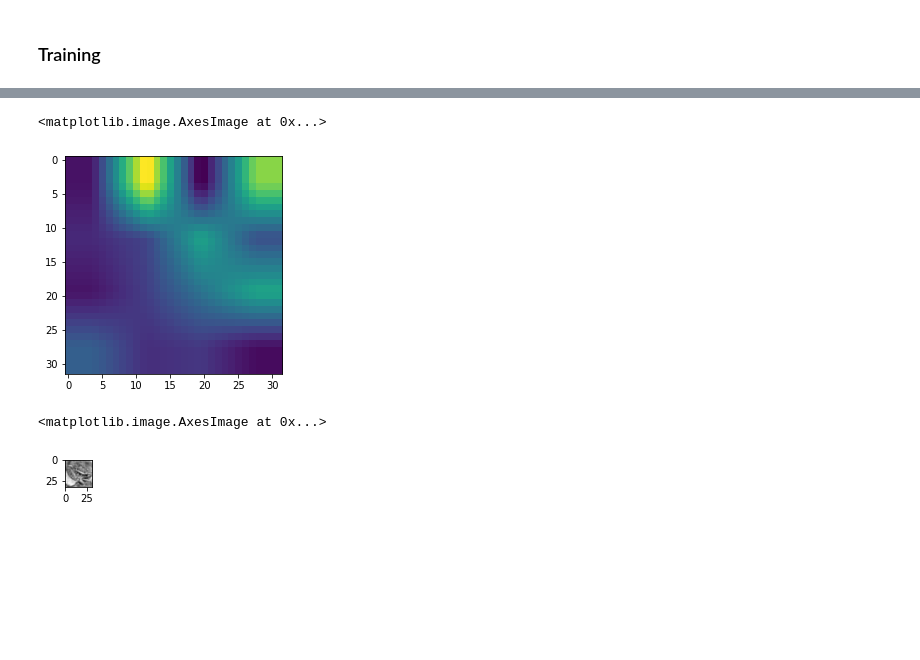
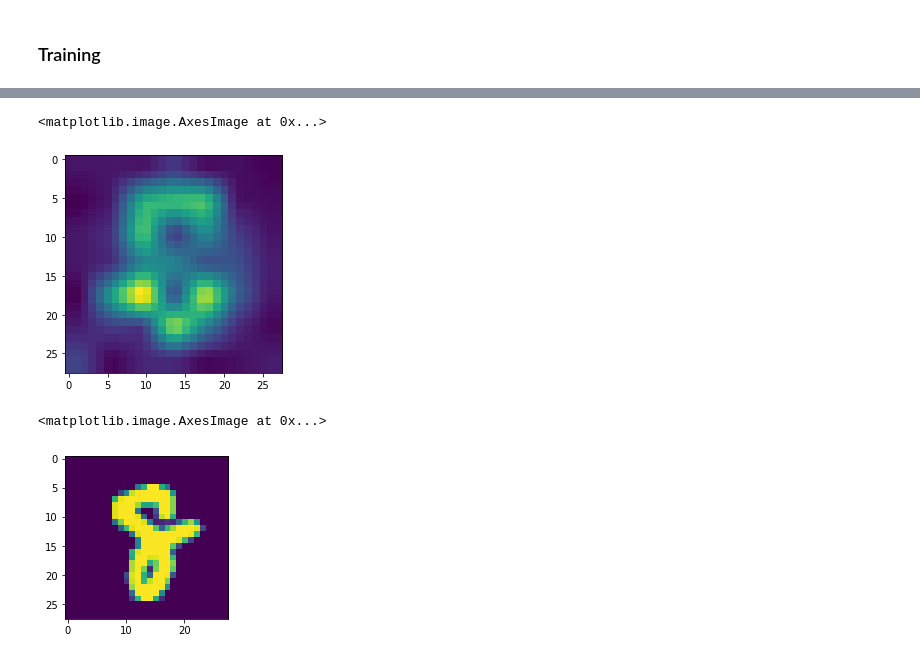
Before and after one commit to nkasmanoff/vit-pytorch, a Jupyter notebook: examples/Examine ViT.ipynb, the cells around one changed output, grey strips where cells are left out. Cells and saved outputs as stored; diff of their text form; code cells hidden in the pictures; blank space fills up the shorter version.

```diff
--- a/examples/Examine ViT.ipynb
+++ b/examples/Examine ViT.ipynb
@@ -34,7 +36,7 @@ Torch: 1.8.1+cu102
 # %%
 # Training settings
 batch_size = 64
-epochs = 10
+epochs = 25
 lr = 3e-5
 gamma = 0.7
 seed = 42
@@ -117,9 +117,9 @@ rec = Recorder()
 model = ViT(
     dim=128,
     image_size=32,
-    patch_size=8,
+    patch_size=4,
     num_classes=10,
   #  transformer=efficient_transformer,
     channels=1,
-    depth = 2, heads=3, mlp_dim=32
+    depth = 3, heads=5, mlp_dim=32
 ).to(device)
@@ -136,6 +158,8 @@ optimizer = optim.Adam(model.parameters(), lr=lr)
 # scheduler
 scheduler = StepLR(optimizer, step_size=1, gamma=gamma)
 # %%
+
+
 for epoch in range(epochs):
     epoch_loss = 0
     epoch_accuracy = 0
@@ -166,8 +190,8 @@ for epoch in range(epochs):
             val_loss = criterion(val_output, label)
 
             acc = (val_output.argmax(dim=1) == label).float().mean()
-            epoch_val_accuracy += acc / test_loader.dataset.__len__()
-            epoch_val_loss += val_loss / test_loader.dataset.__len__()
+            epoch_val_accuracy += 1000*acc / test_loader.dataset.__len__() #I had to add 1000 here and it worked for whatever reason.
+            epoch_val_loss += 1000*val_loss / test_loader.dataset.__len__()
 
     print(
         f"Epoch : {epoch+1} - loss : {epoch_loss:.4f} - acc: {epoch_accuracy:.4f} - val_loss : {epoch_val_loss:.4f} - val_acc: {epoch_val_accuracy:.4f}\n"
@@ -234,3 +215,28 @@ im.unsqueeze(2).numpy().shape
+# %%
+j = 4
+attn_mat = rec.attn[j].cpu()
+im = data[j].cpu().numpy().transpose(1,2,0)
+attn_mat = torch.mean(attn_mat, dim=1) # average across heads
+# To account for residual connections, we add an identity matrix to the
+# attention matrix and re-normalize the weights.
+residual_att = torch.eye(attn_mat.size(1))
+aug_att_mat = attn_mat + residual_att
+aug_att_mat = aug_att_mat / aug_att_mat.sum(dim=-1).unsqueeze(-1)
+# Recursively multiply the weight matrices
+joint_attentions = torch.zeros(aug_att_mat.size())
+joint_attentions[0] = aug_att_mat[0]
+
+for n in range(1, aug_att_mat.size(0)):
+    joint_attentions[n] = torch.matmul(aug_att_mat[n], joint_attentions[n-1])
+
+# combines all the different layers which apply attention.
+
+# Attention from the output token to the input space.
+v = joint_attentions[-1]
+grid_size = int(np.sqrt(aug_att_mat.size(-1)))
+mask = v[0, 1:].reshape(grid_size, grid_size).detach().numpy()
+mask = cv2.resize(mask / mask.max(), (28,28))[..., np.newaxis]
+result = (mask * im.astype("uint8"))
 # %%
 im.shape
 # %% [output]
@@ -239,13 +245,13 @@ torch.Size([32, 32])
 plt.imshow(mask)
 # %% [output]
 <matplotlib.image.AxesImage at 0x...>
-[figure, old version]
+[figure, new version]
 # %%
-plt.figure(figsize=(.5,.5))
-plt.imshow(im,cmap='gray')
+plt.figure(figsize=(3,3))
+plt.imshow(im)
 # %% [output]
 <matplotlib.image.AxesImage at 0x...>
-[figure, old version]
+[figure, new version]
 # %%
 plt.imshow(result)
 # %% [output]
```
Also changed, not shown: parts of 28 cells of this notebook, 2 other files.
